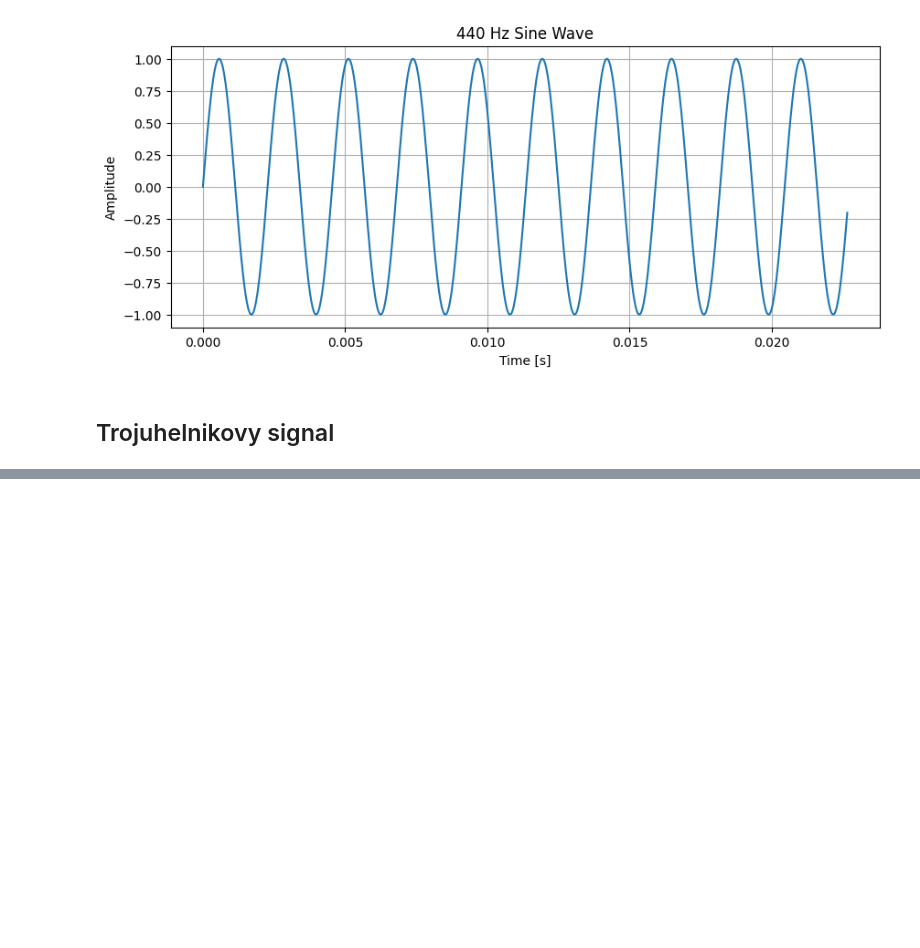
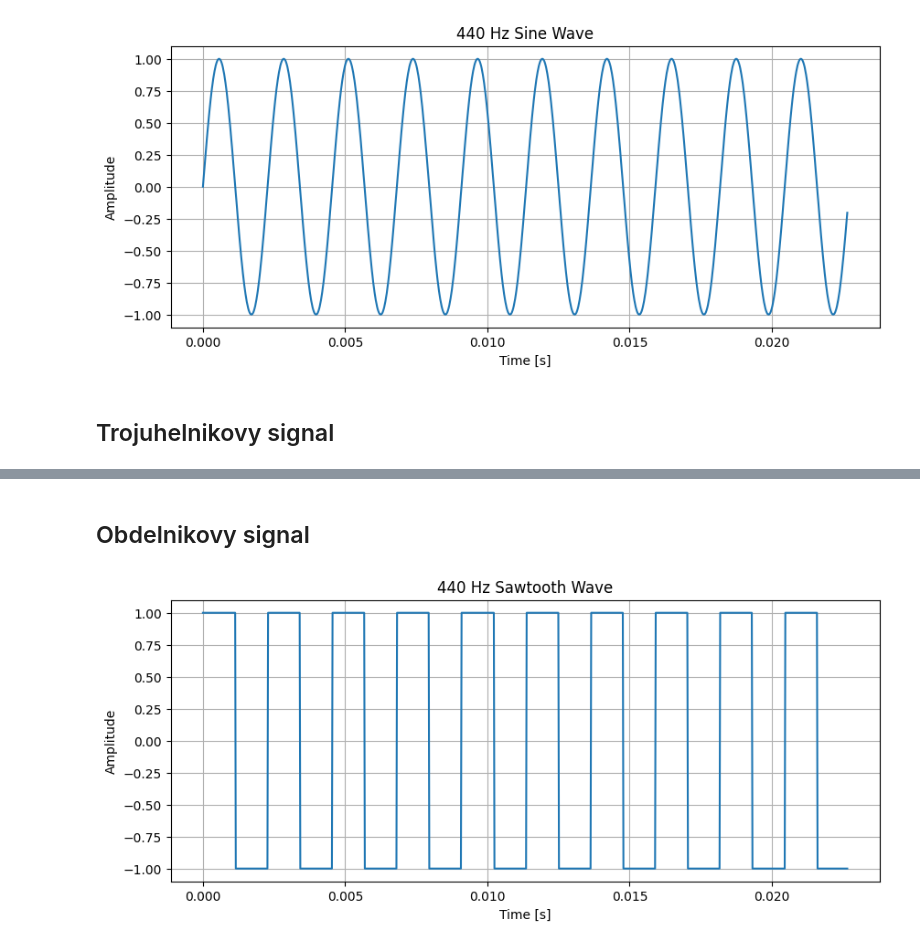
Before and after one commit to Alfonz101/PZS, a Jupyter notebook: Seminare/generovani-signalu.ipynb, the cells around one changed output, grey strips where cells are left out. Cells and saved outputs as stored; diff of their text form; code cells hidden in the pictures; blank space fills up the shorter version.

```diff
--- a/Seminare/generovani-signalu.ipynb
+++ b/Seminare/generovani-signalu.ipynb
@@ -46,0 +47,24 @@ plt.show()
+# %% [markdown]
+## Obdelnikovy signal
+# %%
+import numpy as np
+import matplotlib.pyplot as plt
+from scipy import signal
+
+
+fs = 44100  # Sampling rate (Hz)
+f = 440  # Frequency of the saw wave (Hz)
+t = np.linspace(0, 1, fs, endpoint=False)  # 1 second of signal
+
+# Generate a square wave (goes from -1 to +1)
+y = signal.square(2 * np.pi * f * t)
+
+plt.figure(figsize=(10, 4))
+plt.plot(t[:1000], y[:1000])  # only show first 1000 samples
+plt.title("440 Hz Sawtooth Wave")
+plt.xlabel("Time [s]")
+plt.ylabel("Amplitude")
+plt.grid(True)
+plt.show()
+# %% [output]
+[figure, added]
```
Also changed, not shown: parts of 1 cell of this notebook, 9 other files.
